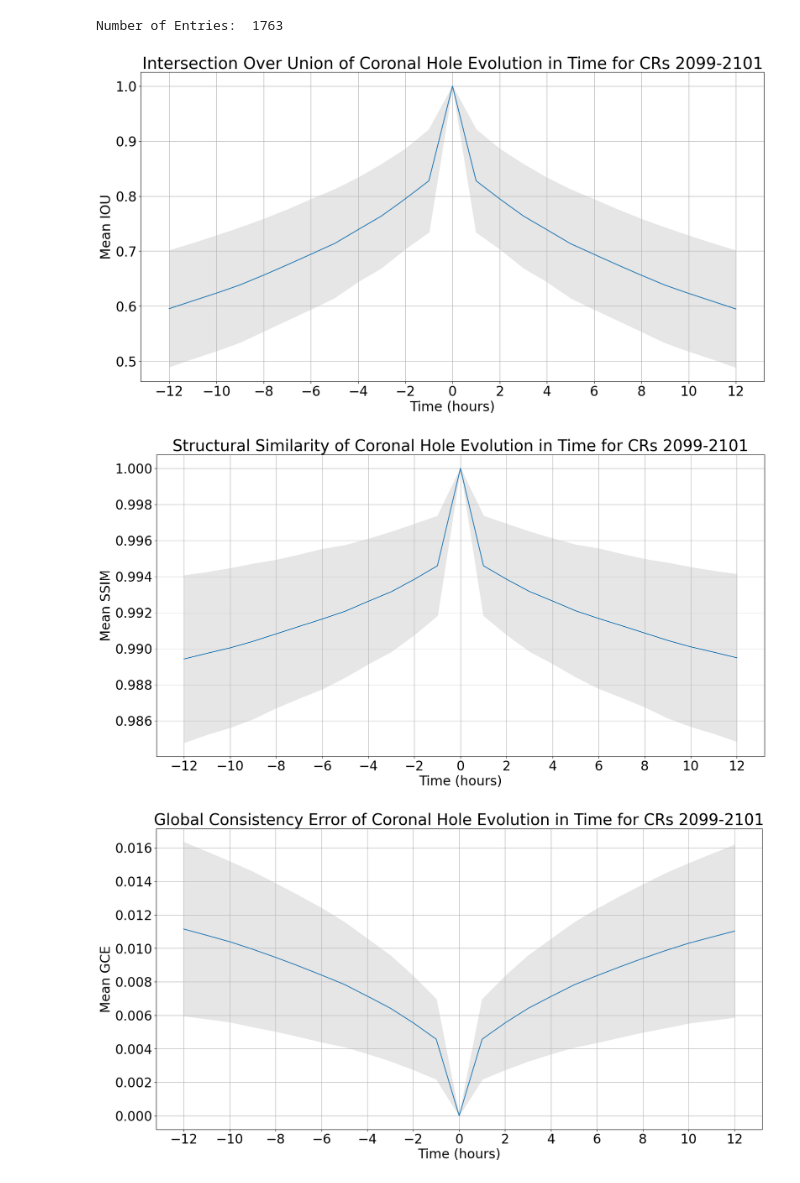
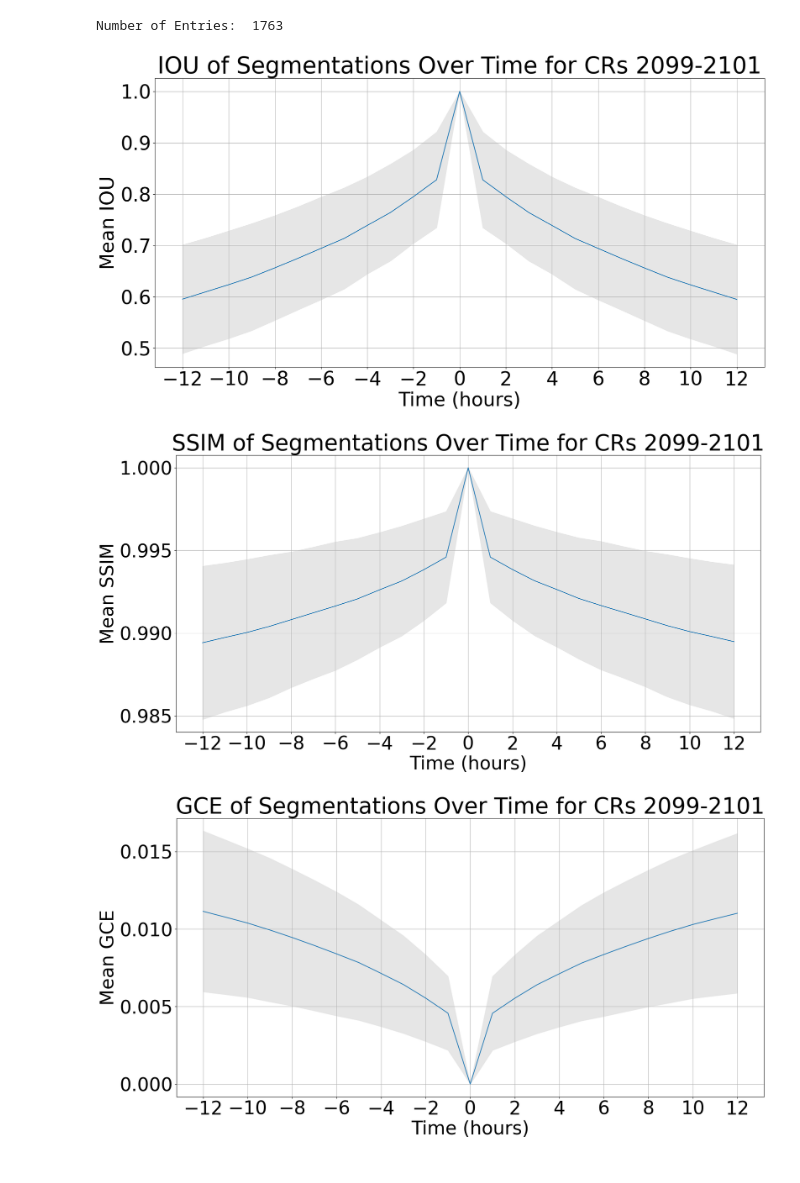
Before and after one commit to DuckDuckPig/CH-ACWE, a Jupyter notebook: TemporalEffects/Analysis/visulization_earlyData.ipynb, the cells around one changed output. Drawn from its saved outputs; the diff is of its cells as text; code cells hidden in the pictures.

```diff
--- a/TemporalEffects/Analysis/visulization_earlyData.ipynb
+++ b/TemporalEffects/Analysis/visulization_earlyData.ipynb
@@ -79,10 +79,11 @@ if not os.path.exists(saveDirectory):
     os.makedirs(saveDirectory)
 # %%
 # IOU
-plt.figure(figsize=[20,10])
-plt.rcParams.update({'font.size': 24})
-s = 'Intersection Over Union of Coronal Hole Evolution in Time for CRs 2099-2101'
+plt.figure(figsize=[21,10])
+plt.rcParams.update({'font.size': 37})
+s = 'IOU of Segmentations Over Time for CRs 2099-2101'
 plt.title(s)
+plt.rcParams.update({'font.size': 40})
 
 # stack past and present for one graph
 hours   = np.asarray(range(len(meanIOUpast))) + 1
@@ -105,42 +106,44 @@ title = saveDirectory + title
 plt.savefig(title)
 plt.show()
 # %% [output]
-[figure, old version]
+[figure, new version]
 # %%
 # SSIM
-plt.figure(figsize=[20,10])
-plt.rcParams.update({'font.size': 24})
-s = 'Structural Similarity of Coronal Hole Evolution in Time for CRs 2099-2101'
+plt.figure(figsize=[21,10])
+plt.rcParams.update({'font.size': 37})
+s = 'SSIM of Segmentations Over Time for CRs 2099-2101'
 plt.title(s)
+plt.rcParams.update({'font.size': 40})
 
 # stack past and present for one graph
 hours    = np.asarray(range(len(meanSSIMpast))) + 1
 hours    = np.hstack([np.flip(-hours),0,hours])
 meanSSIM = np.hstack([np.flip(meanSSIMpast),1,meanSSIMfuture])
 stdSSIM  = np.hstack([np.flip(stdSSIMpast),0,stdSSIMfuture])
 
 # Plot
 plt.plot(hours,meanSSIM)
 plt.fill_between(hours,meanSSIM-stdSSIM,
                  meanSSIM+stdSSIM,color=(.9,.9,.9))
 plt.xticks(np.array(range(-12,13,2)))
 plt.ylabel('Mean SSIM')
 plt.xlabel('Time (hours)')
 plt.grid()
 
 # Title and Save
 title = 'SSIM_earlyData.eps'
 title = saveDirectory + title
 plt.savefig(title)
 plt.show()
 # %% [output]
-[figure, old version]
+[figure, new version]
 # %%
 # GCE
-plt.figure(figsize=[20,10])
-plt.rcParams.update({'font.size': 24})
-s = 'Global Consistency Error of Coronal Hole Evolution in Time for CRs 2099-2101'
+plt.figure(figsize=[21,10])
+plt.rcParams.update({'font.size': 37})
+s = 'GCE of Segmentations Over Time for CRs 2099-2101'
 plt.title(s)
+plt.rcParams.update({'font.size': 40})
 
 # stack past and present for one graph
 hours   = np.asarray(range(len(meanGCEpast))) + 1
@@ -163,6 +166,6 @@ title = saveDirectory + title
 plt.savefig(title)
 plt.show()
 # %% [output]
-[figure, old version]
+[figure, new version]
 # %%
 # LCE
```
Also changed, not shown: parts of 1 cell of this notebook, 1 other file.
